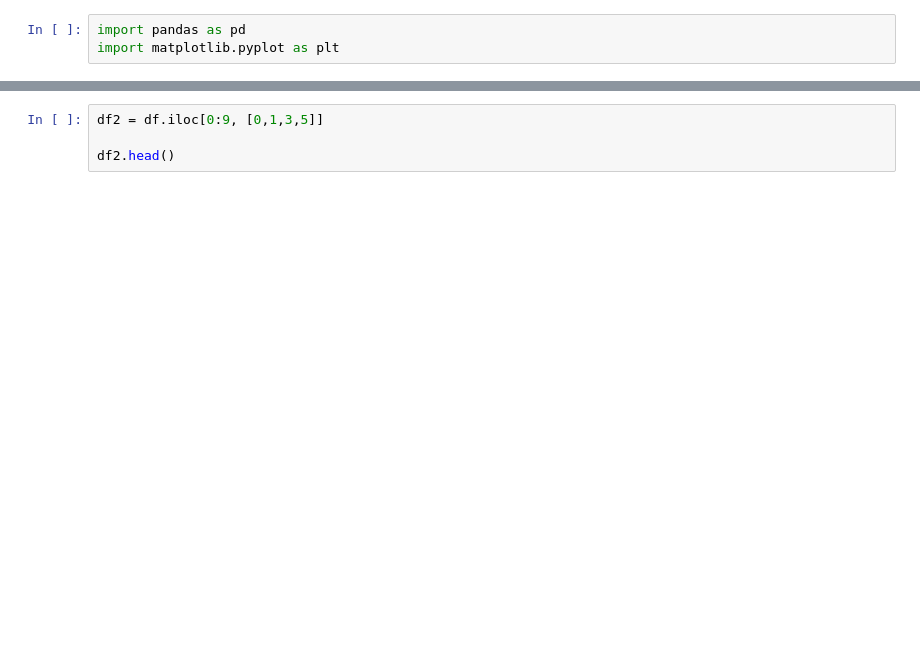
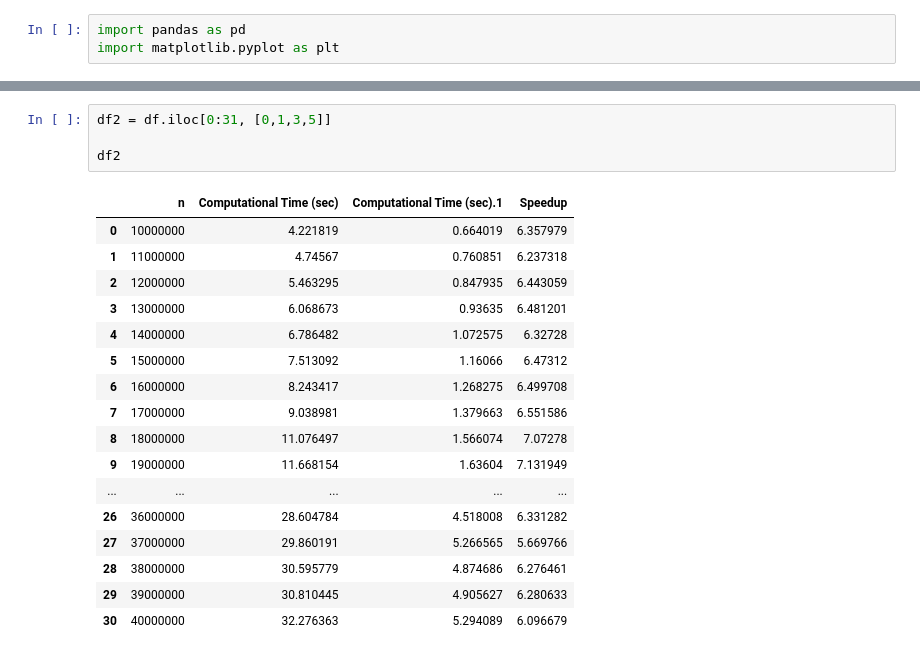
Before and after one commit to sshe0113/FIT3143_lab01, a Jupyter notebook: task2_graph1.ipynb, the cells around one changed output, grey strips where cells are left out. Cells and saved outputs as stored; diff of their text form; blank space fills up the shorter version.

```diff
--- a/task2_graph1.ipynb
+++ b/task2_graph1.ipynb
@@ -8,7 +15,25 @@ df.head()
 # %%
-df2 = df.iloc[0:9, [0,1,3,5]]
+df2 = df.iloc[0:31, [0,1,3,5]]
 
-df2.head()
+df2
+# %% [output]
+|  | n | Computational Time (sec) | Computational Time (sec).1 | Speedup |
+| 0 | 10000000 | 4.221819 | 0.664019 | 6.357979 |
+| 1 | 11000000 | 4.74567 | 0.760851 | 6.237318 |
+| 2 | 12000000 | 5.463295 | 0.847935 | 6.443059 |
+| 3 | 13000000 | 6.068673 | 0.93635 | 6.481201 |
+| 4 | 14000000 | 6.786482 | 1.072575 | 6.32728 |
+| 5 | 15000000 | 7.513092 | 1.16066 | 6.47312 |
+| 6 | 16000000 | 8.243417 | 1.268275 | 6.499708 |
+| 7 | 17000000 | 9.038981 | 1.379663 | 6.551586 |
+| 8 | 18000000 | 11.076497 | 1.566074 | 7.07278 |
+| 9 | 19000000 | 11.668154 | 1.63604 | 7.131949 |
+| ... | ... | ... | ... | ... |
+| 26 | 36000000 | 28.604784 | 4.518008 | 6.331282 |
+| 27 | 37000000 | 29.860191 | 5.266565 | 5.669766 |
+| 28 | 38000000 | 30.595779 | 4.874686 | 6.276461 |
+| 29 | 39000000 | 30.810445 | 4.905627 | 6.280633 |
+| 30 | 40000000 | 32.276363 | 5.294089 | 6.096679 |
 # %%
 df2.rename(columns={"Computational Time (sec)": "serial_comp_time",
                           "Computational Time (sec).1": "parallel_comp_time"},
```
Also changed, not shown: parts of 7 cells of this notebook, 6 other files.
